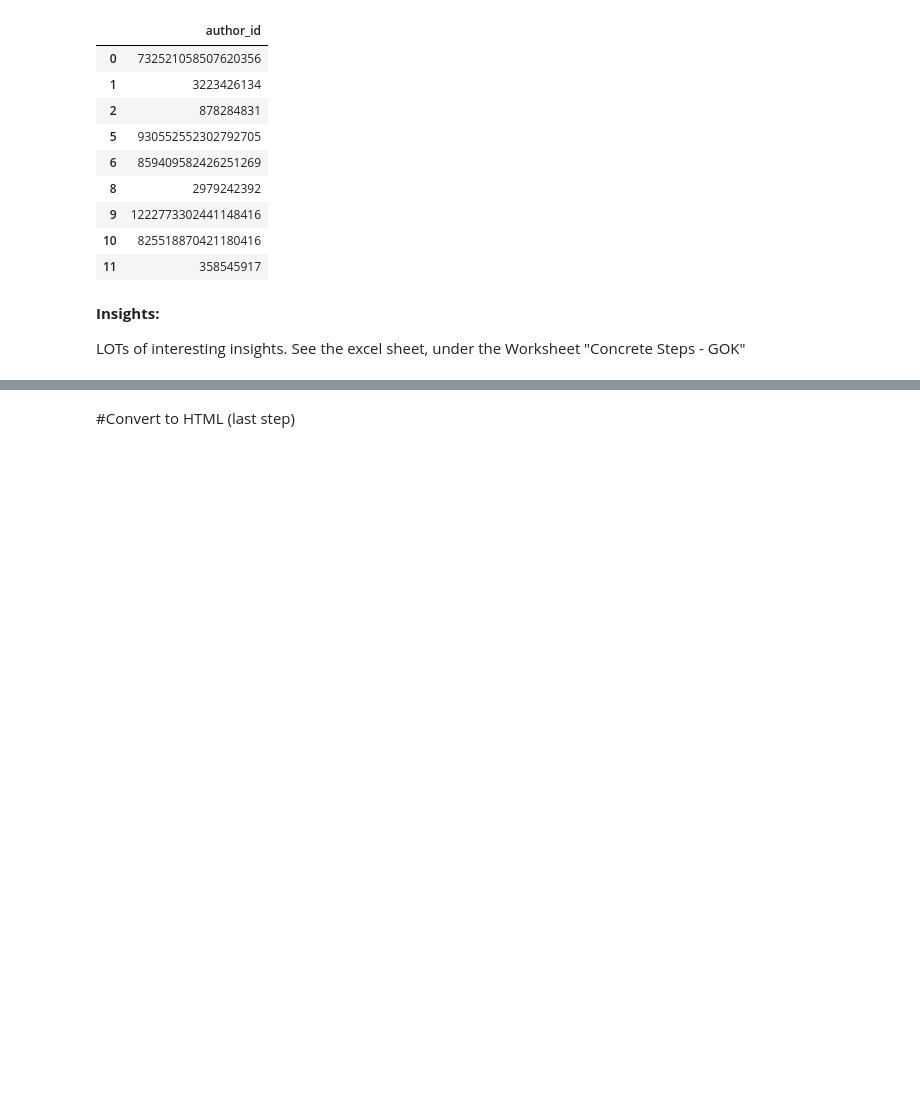
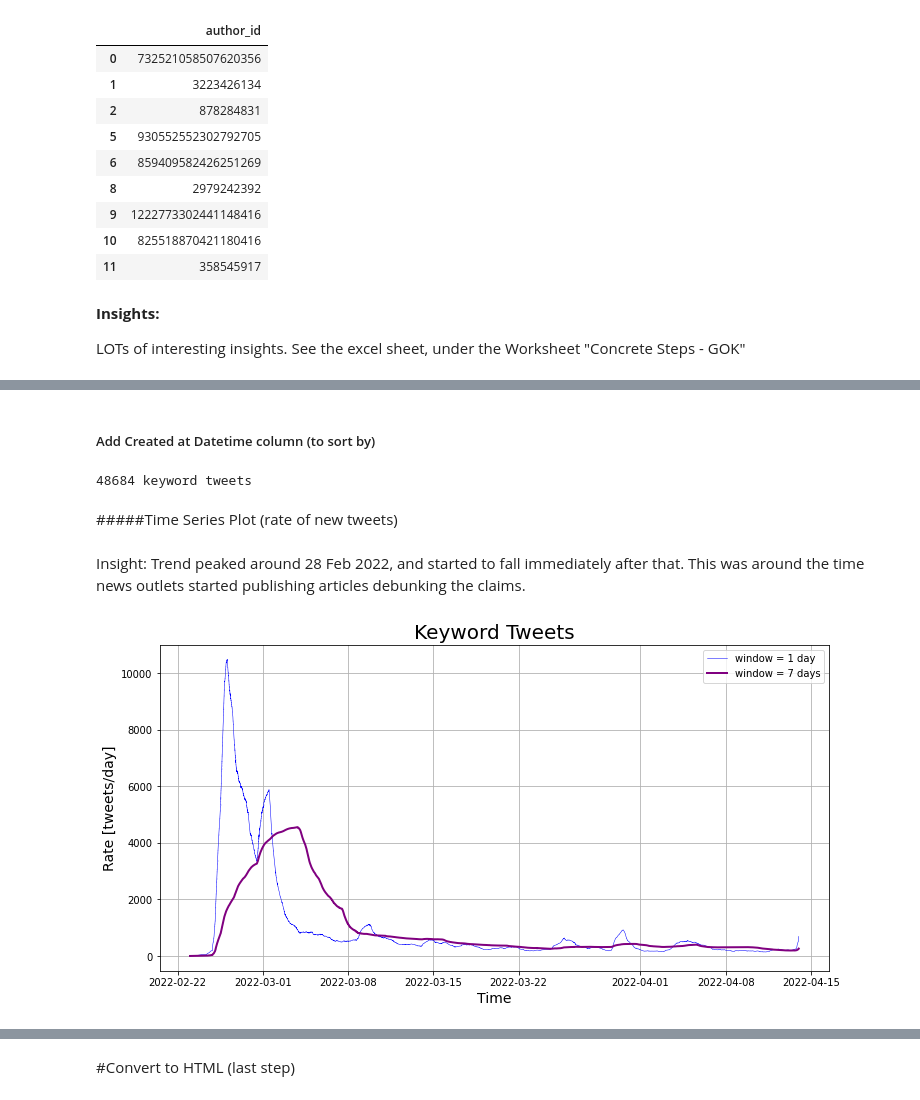
Before and after one commit to nithin-seenivasan/twitter-analysis, a Jupyter notebook: FinalProject_GOK.ipynb, the cells around one changed output, grey strips where cells are left out. Cells and saved outputs as stored; diff of their text form; code cells hidden in the pictures; blank space fills up the shorter version.

```diff
--- a/FinalProject_GOK.ipynb
+++ b/FinalProject_GOK.ipynb
@@ -1088,0 +1148,4 @@ LOTs of interesting insights. See the excel sheet, under the Worksheet "Concrete
+# %%
+fname_db = "data/300k_snakeisland_acad_22feb_14apr"  #database filenmae (without .db extension)
+
+df = DB.fetch(table_name='keyword_tweets', path=fname_db)
@@ -1088,0 +1158,35 @@ LOTs of interesting insights. See the excel sheet, under the Worksheet "Concrete
+# %% [markdown]
+##### Add Created at Datetime column (to sort by)
+# %%
+df_keyword = DB.fetch(table_name='keyword_tweets', path=fname_db)
+print(f"{len(df_keyword)} keyword tweets")
+
+format = "%Y-%m-%d %H:%M:%S"
+df_keyword ['created_at_datetime'] = pd.to_datetime(df_keyword ['created_at'],format=format).dt.tz_localize(None)
+df_keyword .sort_values(by = 'created_at_datetime', inplace = True, ascending = True)
+df_keyword ['tweet_indicator'] = np.ones(len(df_keyword ))
+df_keyword ['rate_1D'] = df_keyword .rolling('1D',on = 'created_at_datetime').sum()['tweet_indicator']
+df_keyword ['rate_7D'] = df_keyword .rolling('7D',on = 'created_at_datetime').sum()['tweet_indicator']/7
+# %% [output]
+48684 keyword tweets
+# %% [markdown]
+#####Time Series Plot (rate of new tweets)
+# %% [markdown]
+Insight: Trend peaked around 28 Feb 2022, and started to fall immediately after that. This was around the time news outlets started publishing articles debunking the claims.
+# %%
+fig = plt.figure(figsize = (12,6))
+sns.lineplot(data = df_keyword , x = 'created_at_datetime',y = 'rate_1D',label = 'window = 1 day',linewidth = .5,color = 'blue')
+sns.lineplot(data = df_keyword , x = 'created_at_datetime',y = 'rate_7D',label = 'window = 7 days', linewidth = 2,color = 'purple')
+
+plt.grid()
+plt.xlabel("Time", fontsize = 14)
+
+plt.ylabel("Rate [tweets/day]", fontsize = 14)
+#plt.xlim(datetime.date(2020, 10, 1),datetime.date(2021,1,1))
+#plt.ylim([0,30])
+plt.title(f"Keyword Tweets",fontsize = 20)
+
+plt.legend()
+plt.show()
+# %% [output]
+[figure, added]
```
Also changed, not shown: parts of 43 cells of this notebook.
